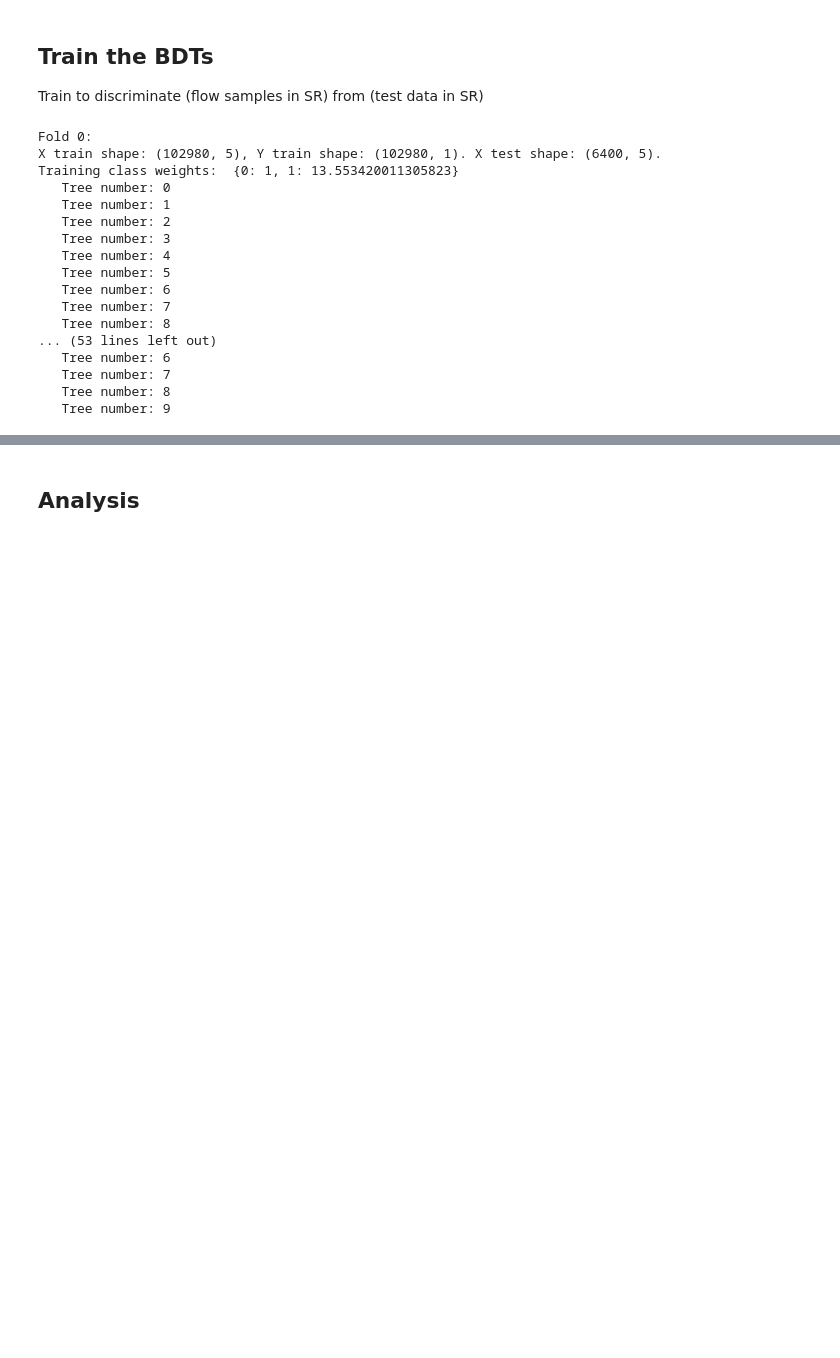
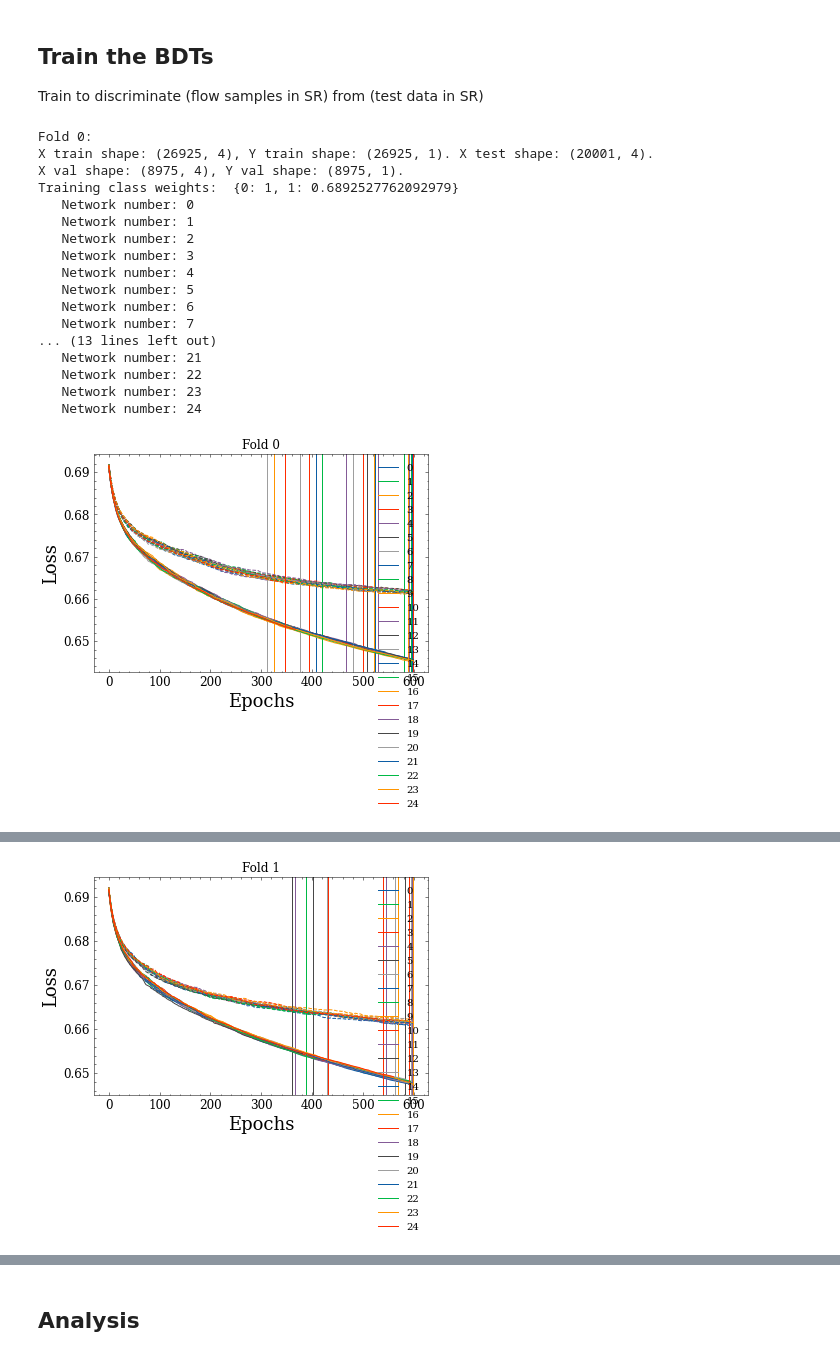
Before and after one commit to hep-lbdl/dimuonAD, a Jupyter notebook: 07_bump_hunt.ipynb, the cells around one changed output, grey strips where cells are left out. Drawn from its saved outputs; the diff is of its cells as text; code cells hidden in the pictures; blank space fills up the shorter version.

```diff
--- a/07_bump_hunt.ipynb
+++ b/07_bump_hunt.ipynb
@@ -12 +11,8 @@ from helpers.evaluation import run_BDTs
 from helpers.physics_functions import *
+# %%
+os.environ["CUDA_VISIBLE_DEVICES"]="0"
+import torch
+# selecting appropriate device
+CUDA = torch.cuda.is_available()
+print("cuda available:", CUDA)
+device = torch.device("cuda" if CUDA else "cpu")
@@ -99,6 +112,13 @@ hist_all_features([data_dict["SR"], data_dict["SR_samples"], test_events_SB, tes
 
 Train to discriminate (flow samples in SR) from (test data in SR)
 # %%
-from sklearn.ensemble import HistGradientBoostingClassifier
+import xgboost as xgb
+
+# BDT HYPERPARAMETERS
+n_estimators = 600 # number of boosting stages
+max_depth = 2 # max depth of individual regression estimators; related to complexity
+learning_rate = 0.1
+subsample = 0.8 # fraction of samples to be used for fitting the individual base learners
+early_stopping_rounds = 20 # stop training BDT is validation loss doesn't improve after this many rounds
 # %%
 def run_BDT_bump_hunt(flow_samples_SR, data_samples_SR, data_samples_SB, num_folds, num_to_ensemble,
@@ -194,27 +295,39 @@ def run_BDT_bump_hunt(flow_samples_SR, data_samples_SR, data_samples_SB, num_fol
 # %%
 # Train a classifier to discriminate SR samples from SR data
 
 n_folds = 5
-n_to_ensemble = 10
+n_to_ensemble = 25
+
+
+# NN
+hyperparameters_dict_BC = {"n_epochs":100,
+                              "batch_size": 256,
+                              "lr": .001,
+                             }
+
+
+
 
 test_data_splits, scores_splits, alt_scores_splits = run_BDT_bump_hunt(data_dict["SR_samples"],
                                         test_events_SR, test_events_SB, n_folds, n_to_ensemble,
-                                            alt_test_sets_data = {"FPR_validation":data_dict["SR_samples_validation"],"samesign":test_events_samesign})
+                                            alt_test_sets_data = {"FPR_validation":data_dict["SR_samples_validation"],"samesign":test_events_samesign},
+                                                                      network_type="bdt", visualize=True)
 # %% [output]
 Fold 0:
-X train shape: (102980, 5), Y train shape: (102980, 1). X test shape: (6400, 5).
-Training class weights:  {0: 1, 1: 13.553420011305823}
-   Tree number: 0
-   Tree number: 1
-   Tree number: 2
-   Tree number: 3
-   Tree number: 4
-   Tree number: 5
-   Tree number: 6
-   Tree number: 7
-   Tree number: 8
-... (53 lines left out)
-   Tree number: 6
-   Tree number: 7
-   Tree number: 8
-   Tree number: 9
+X train shape: (26925, 4), Y train shape: (26925, 1). X test shape: (20001, 4).
+X val shape: (8975, 4), Y val shape: (8975, 1).
+Training class weights:  {0: 1, 1: 0.6892527762092979}
+   Network number: 0
+   Network number: 1
+   Network number: 2
+   Network number: 3
+   Network number: 4
+   Network number: 5
+   Network number: 6
+   Network number: 7
+... (13 lines left out)
+   Network number: 21
+   Network number: 22
+   Network number: 23
+   Network number: 24
+[figure, added]
@@ -220,0 +351 @@ Training class weights:  {0: 1, 1: 13.553420011305823}
+[figure, added]
```
Also changed, not shown: parts of 10 cells of this notebook, 2 other files.
